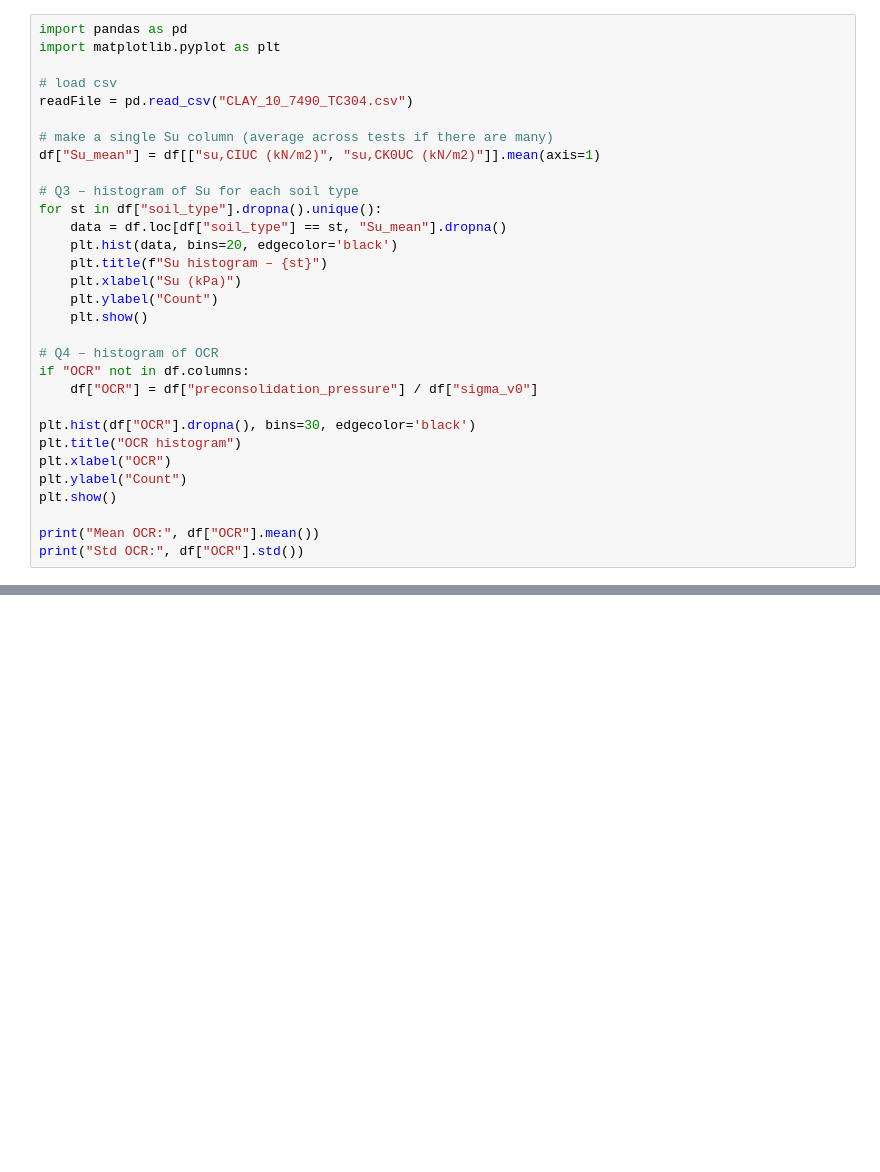
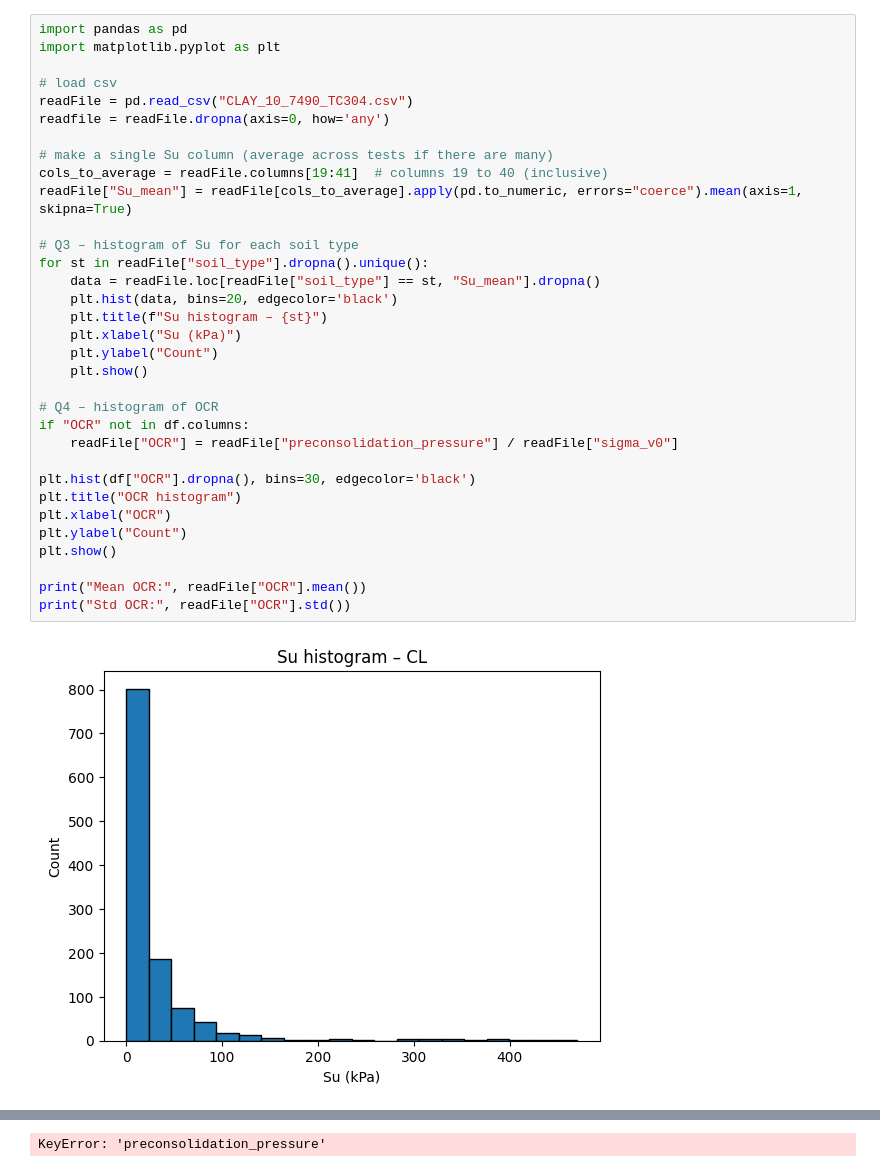
Before and after one commit to bluebynick/CEE-9730-Data-Science-for-Geotechnical-Engineers, a Jupyter notebook: Assignment_1_3&4.ipynb, the cells around one changed output, grey strips where cells are left out. Saved outputs shown, nothing was run; the diff lists cells and outputs as text; blank space fills up the shorter version.

```diff
--- a/Assignment_1_3&4.ipynb
+++ b/Assignment_1_3&4.ipynb
@@ -3,31 +3,35 @@
 # %%
 import pandas as pd
 import matplotlib.pyplot as plt
 
 # load csv
 readFile = pd.read_csv("CLAY_10_7490_TC304.csv")
+readfile = readFile.dropna(axis=0, how='any')
 
 # make a single Su column (average across tests if there are many)
-df["Su_mean"] = df[["su,CIUC (kN/m2)", "su,CK0UC (kN/m2)"]].mean(axis=1)
+cols_to_average = readFile.columns[19:41]  # columns 19 to 40 (inclusive)
+readFile["Su_mean"] = readFile[cols_to_average].apply(pd.to_numeric, errors="coerce").mean(axis=1, skipna=True)
 
 # Q3 – histogram of Su for each soil type
-for st in df["soil_type"].dropna().unique():
-    data = df.loc[df["soil_type"] == st, "Su_mean"].dropna()
+for st in readFile["soil_type"].dropna().unique():
+    data = readFile.loc[readFile["soil_type"] == st, "Su_mean"].dropna()
     plt.hist(data, bins=20, edgecolor='black')
     plt.title(f"Su histogram – {st}")
     plt.xlabel("Su (kPa)")
     plt.ylabel("Count")
     plt.show()
 
 # Q4 – histogram of OCR
 if "OCR" not in df.columns:
-    df["OCR"] = df["preconsolidation_pressure"] / df["sigma_v0"]
+    readFile["OCR"] = readFile["preconsolidation_pressure"] / readFile["sigma_v0"]
 
 plt.hist(df["OCR"].dropna(), bins=30, edgecolor='black')
 plt.title("OCR histogram")
 plt.xlabel("OCR")
 plt.ylabel("Count")
 plt.show()
 
-print("Mean OCR:", df["OCR"].mean())
-print("Std OCR:", df["OCR"].std())
+print("Mean OCR:", readFile["OCR"].mean())
+print("Std OCR:", readFile["OCR"].std())
+# %% [output]
+[figure, added]
@@ -33,0 +44 @@ print("Std OCR:", df["OCR"].std())
+KeyError: 'preconsolidation_pressure'
```
Also changed, not shown: parts of 1 cell of this notebook.
